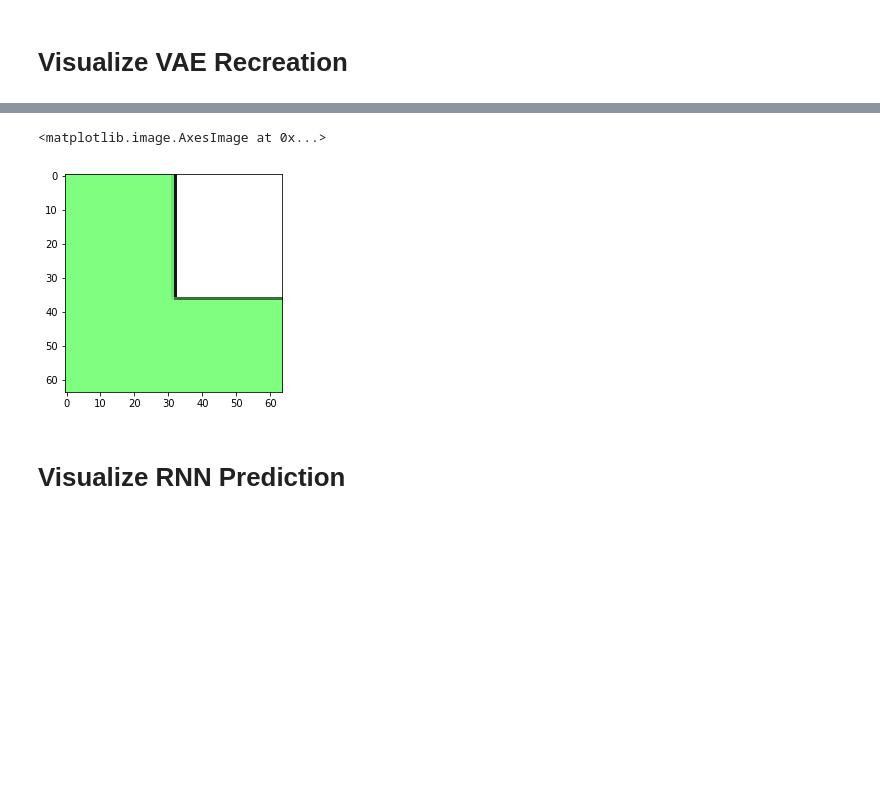
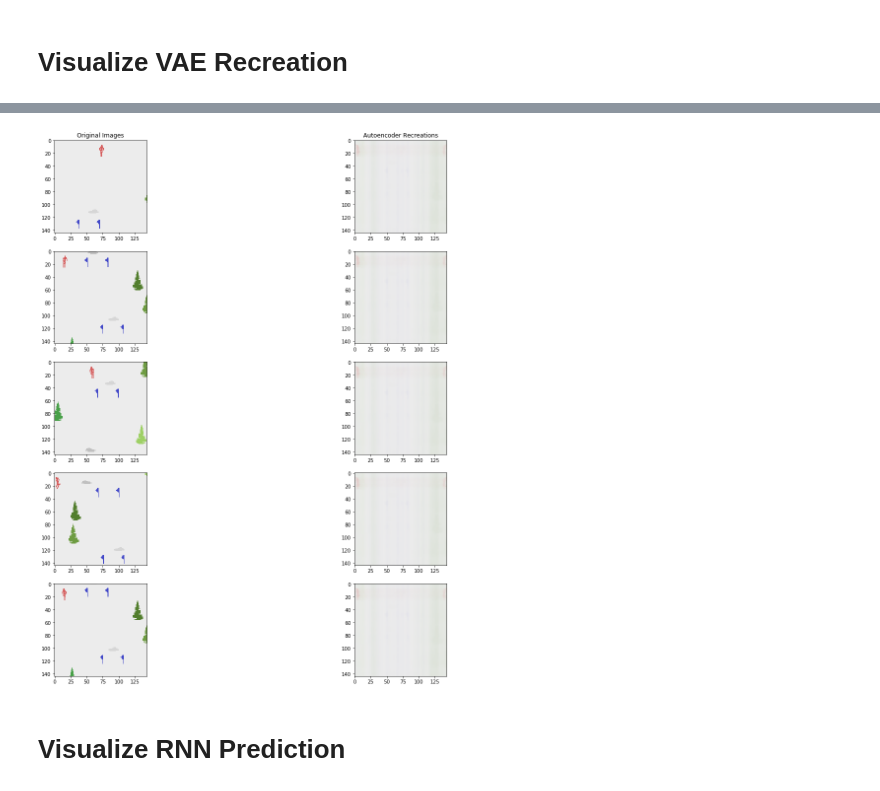
Before and after one commit to rbnprdy/WorldModelsKeras, a Jupyter notebook: skiing/visualize.ipynb, the cells around one changed output, grey strips where cells are left out. Saved outputs shown, nothing was run; the diff lists cells and outputs as text; code cells hidden in the pictures; blank space fills up the shorter version.

```diff
--- a/skiing/visualize.ipynb
+++ b/skiing/visualize.ipynb
@@ -37,16 +41,15 @@ np.random.shuffle(obs)
 obs = obs[:num_images]
 predictions = vae.predict(obs)
 # %%
-fig, axes = plt.subplots(num_images, 2, figsize=(15, 15))
+fig, axes = plt.subplots(num_images, 2, figsize=(20, 20))
+axes[0][0].set_title('Original Images')
+axes[0][1].set_title('Autoencoder Recreations')
 for ax, im, gen in zip(axes, obs, predictions):
     ax[0].imshow(im, interpolation='nearest')
-    ax[0].set_title('Original Image')
     ax[1].imshow(gen, interpolation='nearest')
-    ax[1].set_title('Autoencoder Recreation')
 plt.savefig(output_file_vae)
 # %% [output]
-<matplotlib.image.AxesImage at 0x...>
-[figure, old version]
+[figure, new version]
 # %% [markdown]
 # Visualize RNN Prediction
 # %%
```
Also changed, not shown: parts of 1 cell of this notebook, 2 other files.
